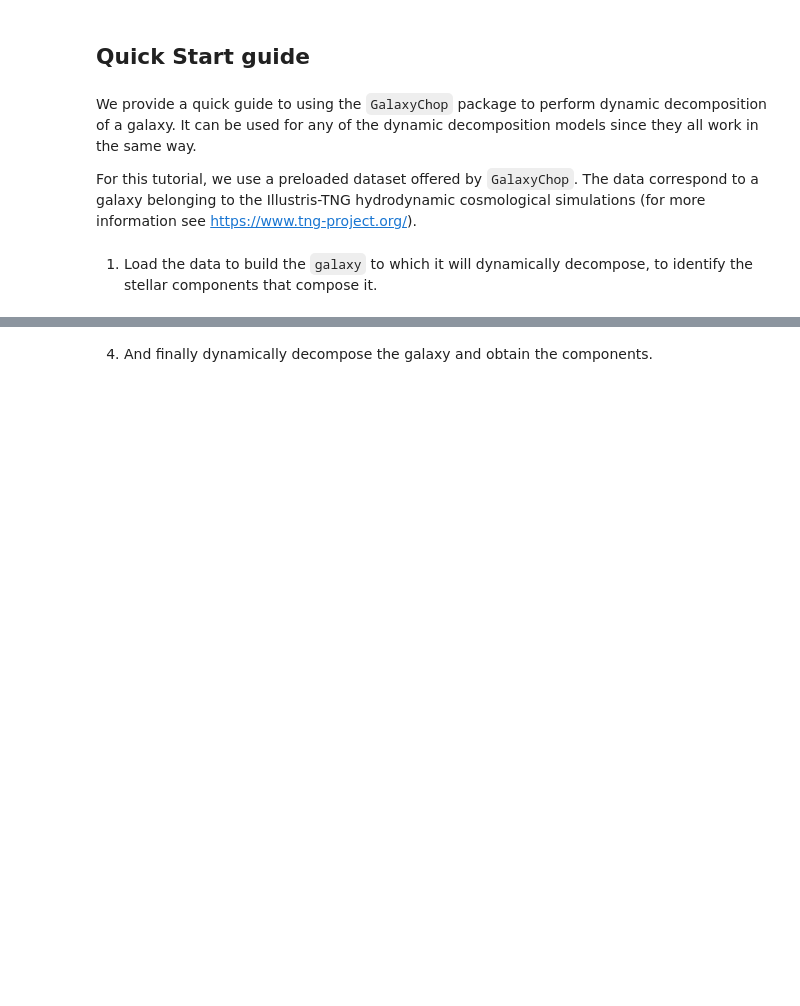
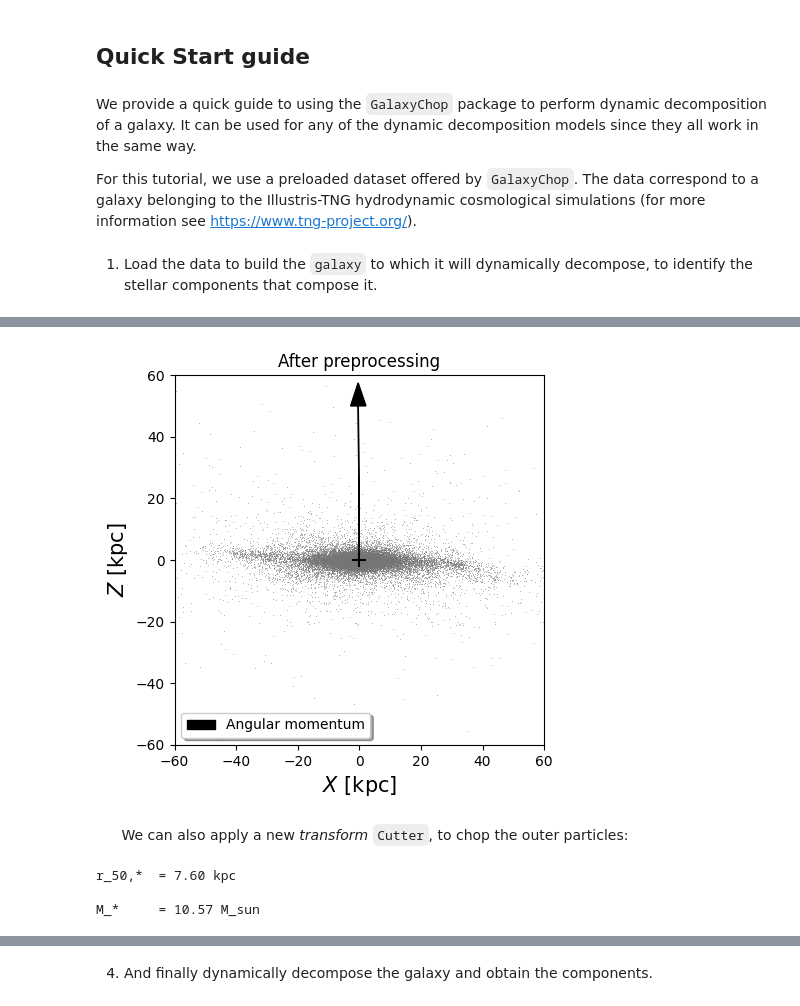
Before and after one commit to BrunoCeliz/galaxy-chop, a Jupyter notebook: docs/tutorial.ipynb, the cells around one changed output, grey strips where cells are left out. Drawn from its saved outputs; the diff is of its cells as text; code cells hidden in the pictures; blank space fills up the shorter version.

```diff
--- a/docs/tutorial.ipynb
+++ b/docs/tutorial.ipynb
@@ -38,0 +100,9 @@ galaxy = aligner.transform(galaxy)
+# %%
+Centralizer = gchop.preproc.pcenter.Centralizer()
+Aligner = gchop.preproc.salign.Aligner()
+
+# 1st, let's center it (it has the potential energy calculated)
+transf_gal = Centralizer.transform(galaxy)
+
+# Then, rotate it (align its larger angular momentum component to the z axis)
+transf_gal = Aligner.transform(transf_gal)
@@ -38,0 +139,52 @@ galaxy = aligner.transform(galaxy)
+# %%
+# Stars of the galaxy, after rotation
+ax = transf_gal.plot.scatter("x", "z", ptypes='stars',
+                         s=1, c='k')
+
+# The (0,0,0):
+ax.scatter([0], [0], marker='+', s=100, c='k')
+
+# Manually mask particles according to distance:
+r_stars = np.linalg.norm((transf_gal.stars.x.value,
+                          transf_gal.stars.y.value,
+                          transf_gal.stars.z.value), axis=0)
+# The angular momentum vector:
+Jx_tot = transf_gal.stars.Jx_.value[r_stars < 20.].sum()
+Jy_tot = transf_gal.stars.Jy_.value[r_stars < 20.].sum()
+Jz_tot = transf_gal.stars.Jz_.value[r_stars < 20.].sum()
+J_tot = (Jx_tot**2 + Jy_tot**2 + Jz_tot**2)**(0.5)
+
+ax.arrow(0, 0, 50 * Jx_tot/J_tot, 50 * Jz_tot/J_tot,
+          color='k', head_width=5,
+          label='Angular momentum')
+
+ax.legend(loc='lower left', shadow=True)
+
+ax.set_title('After preprocessing')
+ax.set_xlim(-60,60)
+ax.set_ylim(-60,60)
+ax.set_xlabel(r'$X$ [kpc]', fontsize=15)
+ax.set_ylabel(r'$Z$ [kpc]', fontsize=15)
+ax.set_box_aspect(1)
+# %% [output]
+[figure, added]
+# %% [markdown]
+&ensp;&ensp;&ensp; We can also apply a new *transform* ``Cutter``, to chop the outer particles:
+# %%
+# Especify the number of half-mass radius (r_50,*) to use. Try with thrice the r_50,*:
+cuttr = gchop.preproc.Cutter(num_radii=3)
+
+# To get the r_50,* from our galaxy (centered and aligned):
+r_sh = gchop.preproc.smr_crop.get_radius_half_mass(transf_gal, particle='stars')
+print('r_50,* \t=' + f' {r_sh:.2f} kpc\n')
+
+# And the total stellar mass
+M_star_tot = np.sum(transf_gal.stars.m)
+print('M_* \t=' + f' {np.log10(M_star_tot.value):.2f} M_sun')
+
+# And apply the cutter:
+cuttted_gal = cuttr.transform(transf_gal)
+# %% [output]
+r_50,*  = 7.60 kpc
+
+M_*     = 10.57 M_sun
```
Also changed, not shown: parts of 47 cells of this notebook, 3 other files.
